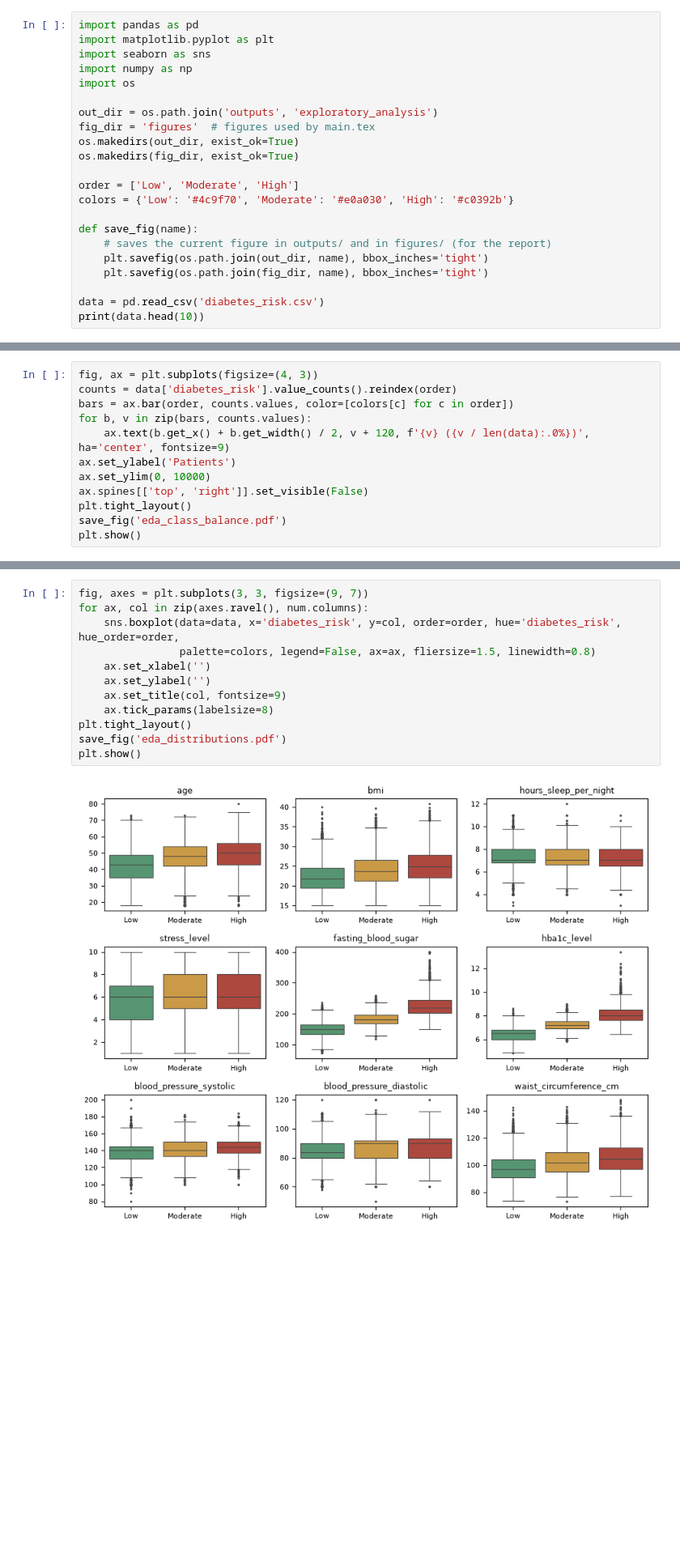
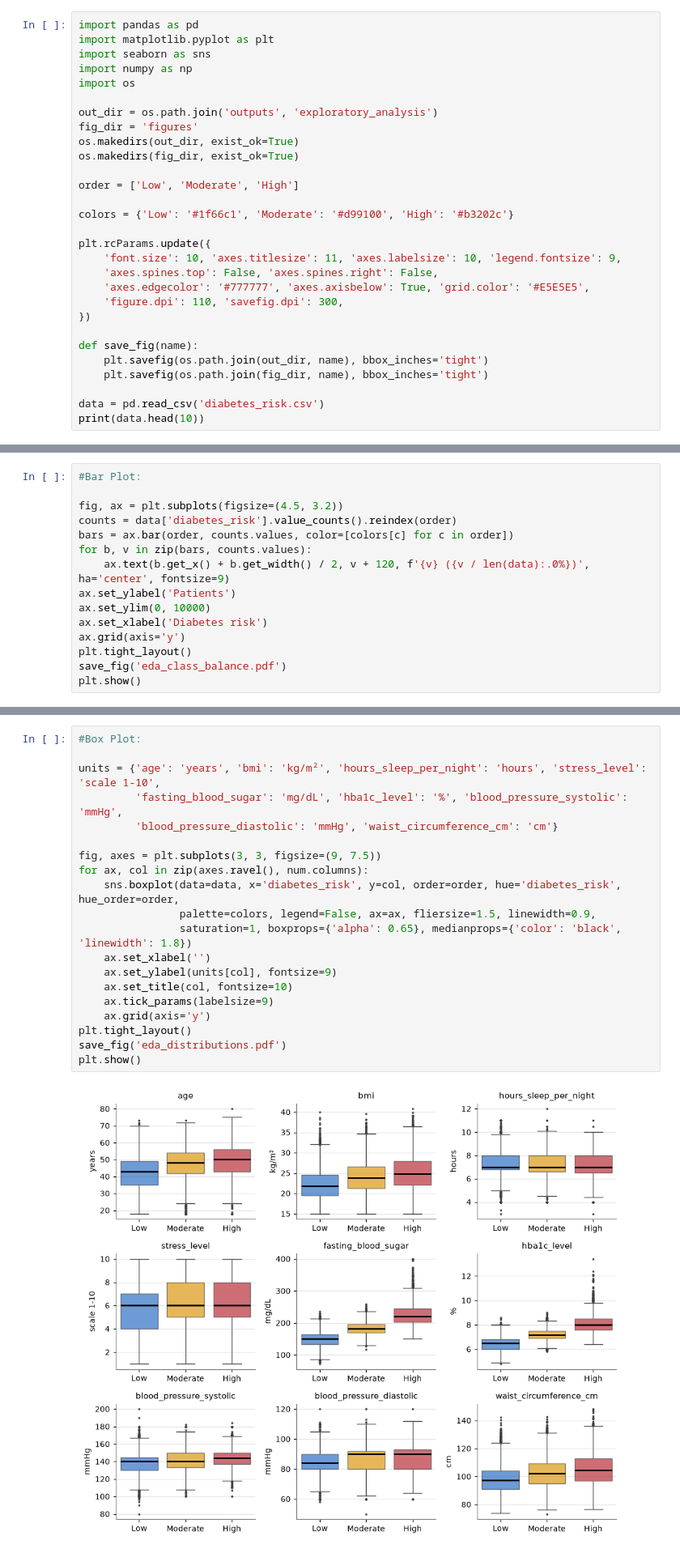
Before and after one commit to rodrigojsm/AC_Project, a Jupyter notebook: exploratory_analysis.ipynb, the cells around one changed output, grey strips where cells are left out. Shown at 81% size. Cells and saved outputs as stored; diff of their text form; blank space fills up the shorter version.

```diff
--- a/exploratory_analysis.ipynb
+++ b/exploratory_analysis.ipynb
@@ -15,15 +15,22 @@ import numpy as np
 import os
 
 out_dir = os.path.join('outputs', 'exploratory_analysis')
-fig_dir = 'figures'  # figures used by main.tex
+fig_dir = 'figures'
 os.makedirs(out_dir, exist_ok=True)
 os.makedirs(fig_dir, exist_ok=True)
 
 order = ['Low', 'Moderate', 'High']
-colors = {'Low': '#4c9f70', 'Moderate': '#e0a030', 'High': '#c0392b'}
+
+colors = {'Low': '#1f66c1', 'Moderate': '#d99100', 'High': '#b3202c'}
+
+plt.rcParams.update({
+    'font.size': 10, 'axes.titlesize': 11, 'axes.labelsize': 10, 'legend.fontsize': 9,
+    'axes.spines.top': False, 'axes.spines.right': False,
+    'axes.edgecolor': '#777777', 'axes.axisbelow': True, 'grid.color': '#E5E5E5',
+    'figure.dpi': 110, 'savefig.dpi': 300,
+})
 
 def save_fig(name):
-    # saves the current figure in outputs/ and in figures/ (for the report)
     plt.savefig(os.path.join(out_dir, name), bbox_inches='tight')
     plt.savefig(os.path.join(fig_dir, name), bbox_inches='tight')
 
@@ -66,14 +73,17 @@ High Risk: 15.0%
 Moderate Risk: 25.0%
 Low Risk: 60.0%
 # %%
-fig, ax = plt.subplots(figsize=(4, 3))
+#Bar Plot:
+
+fig, ax = plt.subplots(figsize=(4.5, 3.2))
 counts = data['diabetes_risk'].value_counts().reindex(order)
 bars = ax.bar(order, counts.values, color=[colors[c] for c in order])
 for b, v in zip(bars, counts.values):
     ax.text(b.get_x() + b.get_width() / 2, v + 120, f'{v} ({v / len(data):.0%})', ha='center', fontsize=9)
 ax.set_ylabel('Patients')
 ax.set_ylim(0, 10000)
-ax.spines[['top', 'right']].set_visible(False)
+ax.set_xlabel('Diabetes risk')
+ax.grid(axis='y')
 plt.tight_layout()
 save_fig('eda_class_balance.pdf')
 plt.show()
@@ -214,16 +224,24 @@ Diastolic >= systolic pressure: 2
 
 Boxplots of each numeric feature by risk class, to see which features separate the classes, plus skewness and the target distribution for each categorical feature.
 # %%
-fig, axes = plt.subplots(3, 3, figsize=(9, 7))
+#Box Plot:
+
+units = {'age': 'years', 'bmi': 'kg/m²', 'hours_sleep_per_night': 'hours', 'stress_level': 'scale 1-10',
+         'fasting_blood_sugar': 'mg/dL', 'hba1c_level': '%', 'blood_pressure_systolic': 'mmHg',
+         'blood_pressure_diastolic': 'mmHg', 'waist_circumference_cm': 'cm'}
+
+fig, axes = plt.subplots(3, 3, figsize=(9, 7.5))
 for ax, col in zip(axes.ravel(), num.columns):
     sns.boxplot(data=data, x='diabetes_risk', y=col, order=order, hue='diabetes_risk', hue_order=order,
-                palette=colors, legend=False, ax=ax, fliersize=1.5, linewidth=0.8)
+                palette=colors, legend=False, ax=ax, fliersize=1.5, linewidth=0.9,
+                saturation=1, boxprops={'alpha': 0.65}, medianprops={'color': 'black', 'linewidth': 1.8})
     ax.set_xlabel('')
-    ax.set_ylabel('')
-    ax.set_title(col, fontsize=9)
-    ax.tick_params(labelsize=8)
+    ax.set_ylabel(units[col], fontsize=9)
+    ax.set_title(col, fontsize=10)
+    ax.tick_params(labelsize=9)
+    ax.grid(axis='y')
 plt.tight_layout()
 save_fig('eda_distributions.pdf')
 plt.show()
 # %% [output]
-[figure, old version]
+[figure, new version]
```
Also changed, not shown: parts of 1 cell of this notebook, 9 other files.
